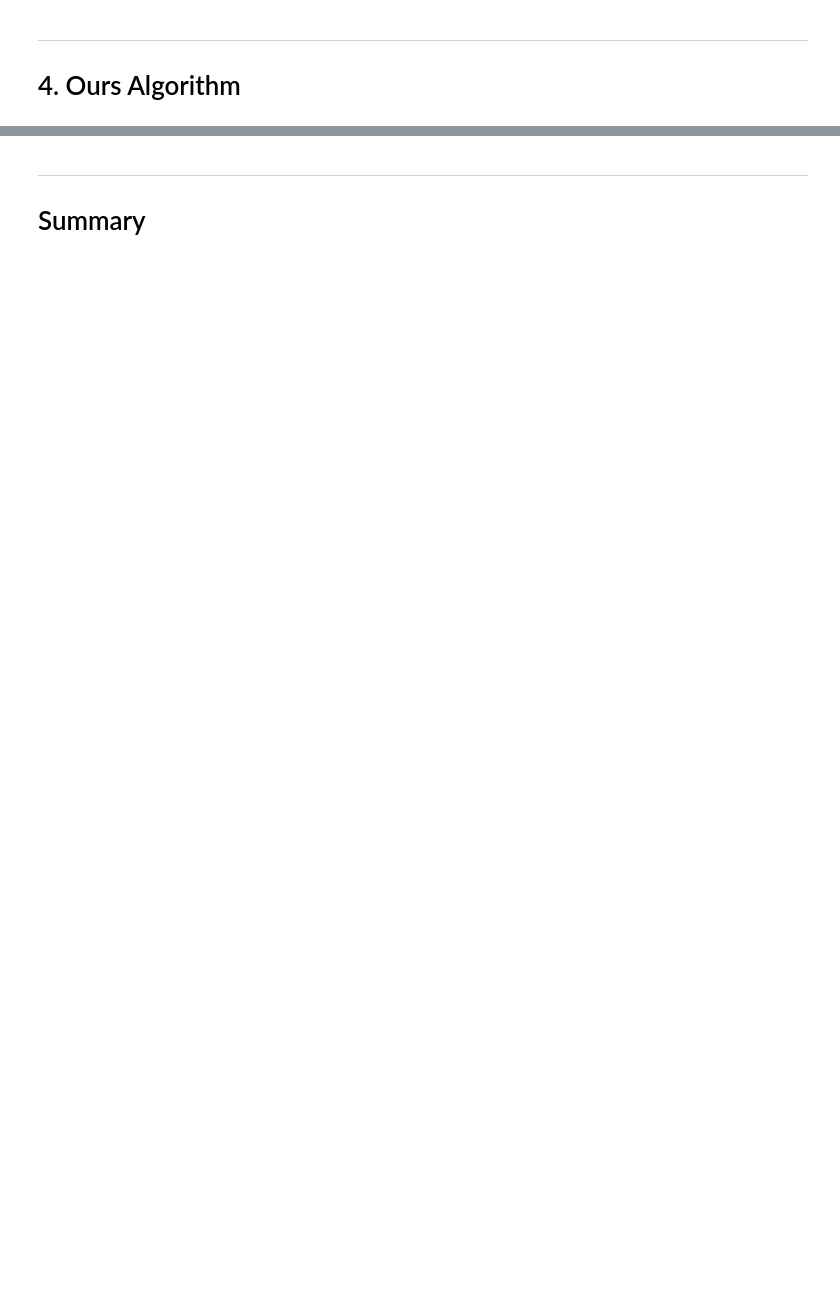
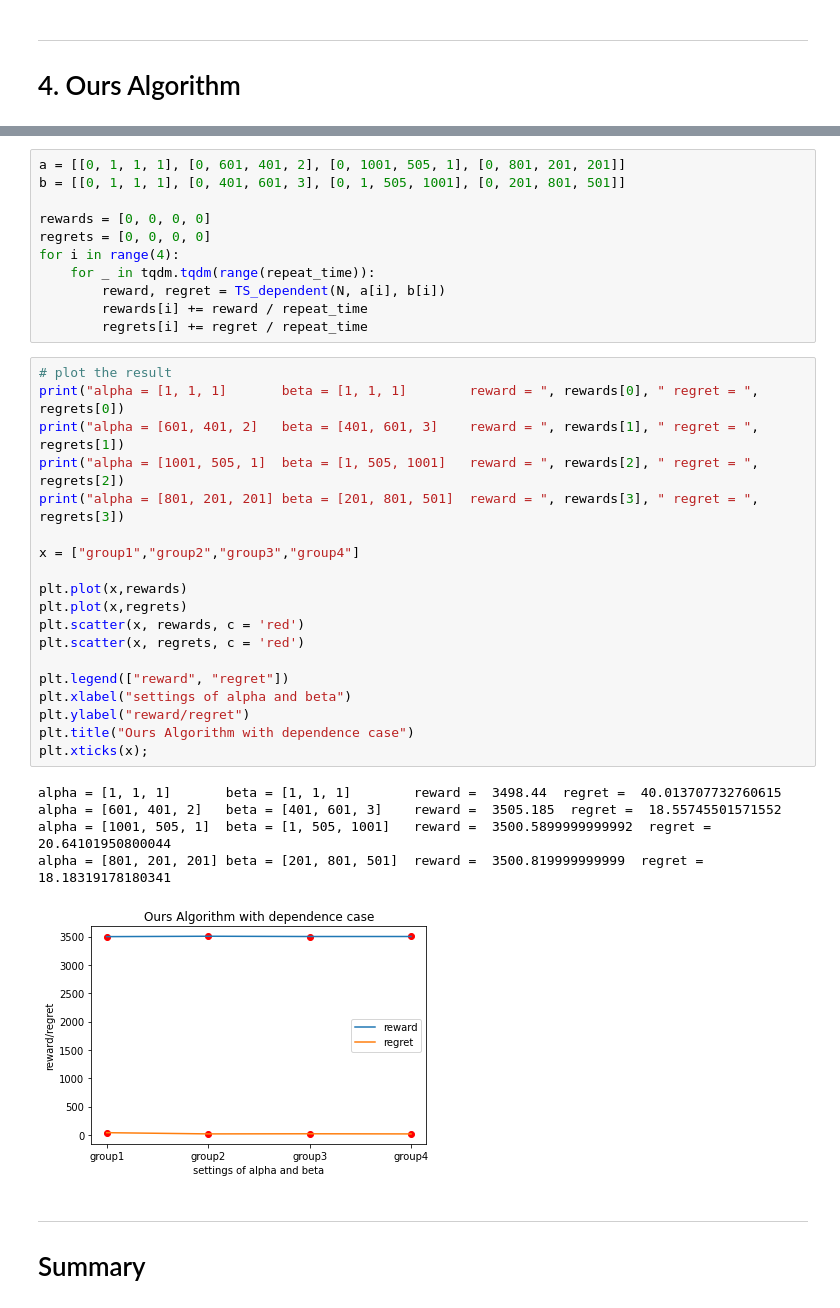
Before and after one commit to zsc2003/SI140A-final_project, a Jupyter notebook: Bandit project/Project-Bandit.ipynb, the cells around one changed output, grey strips where cells are left out. Cells and saved outputs as stored; diff of their text form; blank space fills up the shorter version.

```diff
--- a/Bandit project/Project-Bandit.ipynb
+++ b/Bandit project/Project-Bandit.ipynb
@@ -1017,3 +1080,39 @@ plt.xticks(x)
+# %%
+a = [[0, 1, 1, 1], [0, 601, 401, 2], [0, 1001, 505, 1], [0, 801, 201, 201]]
+b = [[0, 1, 1, 1], [0, 401, 601, 3], [0, 1, 505, 1001], [0, 201, 801, 501]]
+
+rewards = [0, 0, 0, 0]
+regrets = [0, 0, 0, 0]
+for i in range(4):
+    for _ in tqdm.tqdm(range(repeat_time)):
+        reward, regret = TS_dependent(N, a[i], b[i])
+        rewards[i] += reward / repeat_time
+        regrets[i] += regret / repeat_time
+# %%
+# plot the result
+print("alpha = [1, 1, 1]       beta = [1, 1, 1]        reward = ", rewards[0], " regret = ", regrets[0])
+print("alpha = [601, 401, 2]   beta = [401, 601, 3]    reward = ", rewards[1], " regret = ", regrets[1])
+print("alpha = [1001, 505, 1]  beta = [1, 505, 1001]   reward = ", rewards[2], " regret = ", regrets[2])
+print("alpha = [801, 201, 201] beta = [201, 801, 501]  reward = ", rewards[3], " regret = ", regrets[3])
+
+x = ["group1","group2","group3","group4"]
+
+plt.plot(x,rewards)
+plt.plot(x,regrets)
+plt.scatter(x, rewards, c = 'red')
+plt.scatter(x, regrets, c = 'red')
+
+plt.legend(["reward", "regret"])
+plt.xlabel("settings of alpha and beta")
+plt.ylabel("reward/regret")
+plt.title("Ours Algorithm with dependence case")
+plt.xticks(x);
+# %% [output]
+alpha = [1, 1, 1]       beta = [1, 1, 1]        reward =  3498.44  regret =  40.013707732760615
+alpha = [601, 401, 2]   beta = [401, 601, 3]    reward =  3505.185  regret =  18.55745501571552
+alpha = [1001, 505, 1]  beta = [1, 505, 1001]   reward =  3500.5899999999992  regret =  20.64101950800044
+alpha = [801, 201, 201] beta = [201, 801, 501]  reward =  3500.819999999999  regret =  18.18319178180341
+[figure, added]
 # %% [markdown]
 ---
 # Summary
```
Also changed, not shown: parts of 9 cells of this notebook.
